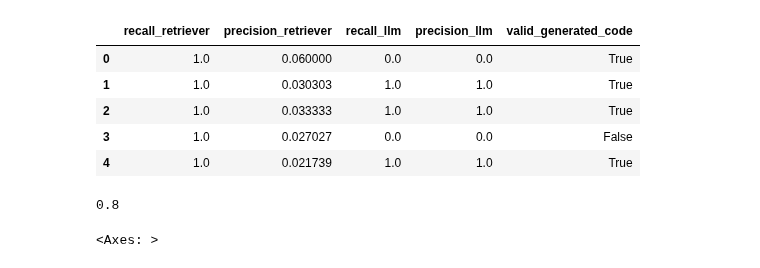
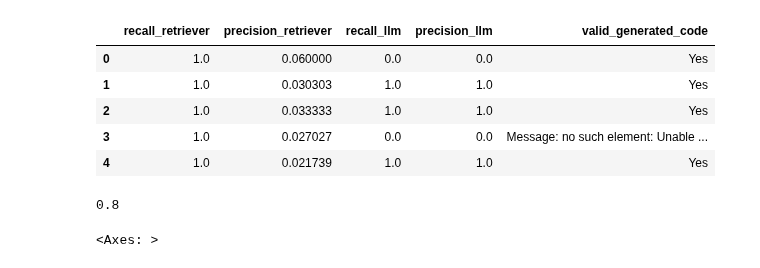
Before and after one commit to lavague-ai/LaVague, a Jupyter notebook: metric.ipynb, the cells around one changed output. Cells and saved outputs as stored; diff of their text form; code cells hidden in the pictures.

```diff
--- a/metric.ipynb
+++ b/metric.ipynb
@@ -27,6 +27,19 @@ class VariableVisitor(ast.NodeVisitor):
         for target in node.targets:
             if isinstance(target, ast.Name):  # Ensure it's a variable assignment
                 self.output.append(target.id)
+
+def return_first_assignment_variables(code_snippet):
+    # Parse the code snippet into an abstract syntax tree (AST)
+    parsed = ast.parse(code_snippet)
+
+    # Create a VariableVisitor object
+    visitor = VariableVisitor()
+
+    # Visit (i.e., traverse) the AST nodes
+    visitor.visit(parsed)
+
+    # Return the variables found
+    return visitor.output[0]
 
 def inject_backend_node_id(html):
     # Parse the HTML content
@@ -544,13 +458,17 @@ for index, row in tqdm(df.iterrows()):
-# %%
-results = pd.DataFrame(outputs)
-results.head(5)
-# %% [output]
-|  | recall_retriever | precision_retriever | recall_llm | precision_llm | valid_generated_code |
-| 0 | 1.0 | 0.060000 | 0.0 | 0.0 | True |
-| 1 | 1.0 | 0.030303 | 1.0 | 1.0 | True |
-| 2 | 1.0 | 0.033333 | 1.0 | 1.0 | True |
-| 3 | 1.0 | 0.027027 | 0.0 | 0.0 | False |
-| 4 | 1.0 | 0.021739 | 1.0 | 1.0 | True |
+# %%
+column_mapping = {"query": "query", "html": "html", "ground_truth_code": "selenium_ground_truth"}
+
+evaluator = ActionEngineEvaluator(driver, action_engine)
+results = evaluator.evaluate_df(df.head(5))
+# %%
+results
+# %% [output]
+|  | recall_retriever | precision_retriever | recall_llm | precision_llm | valid_generated_code |
+| 0 | 1.0 | 0.060000 | 0.0 | 0.0 | Yes |
+| 1 | 1.0 | 0.030303 | 1.0 | 1.0 | Yes |
+| 2 | 1.0 | 0.033333 | 1.0 | 1.0 | Yes |
+| 3 | 1.0 | 0.027027 | 0.0 | 0.0 | Message: no such element: Unable ... |
+| 4 | 1.0 | 0.021739 | 1.0 | 1.0 | Yes |
 # %%
 (results.recall_retriever == 1.0).mean()
 # %% [output]
```
Also changed, not shown: parts of 5 cells of this notebook.
